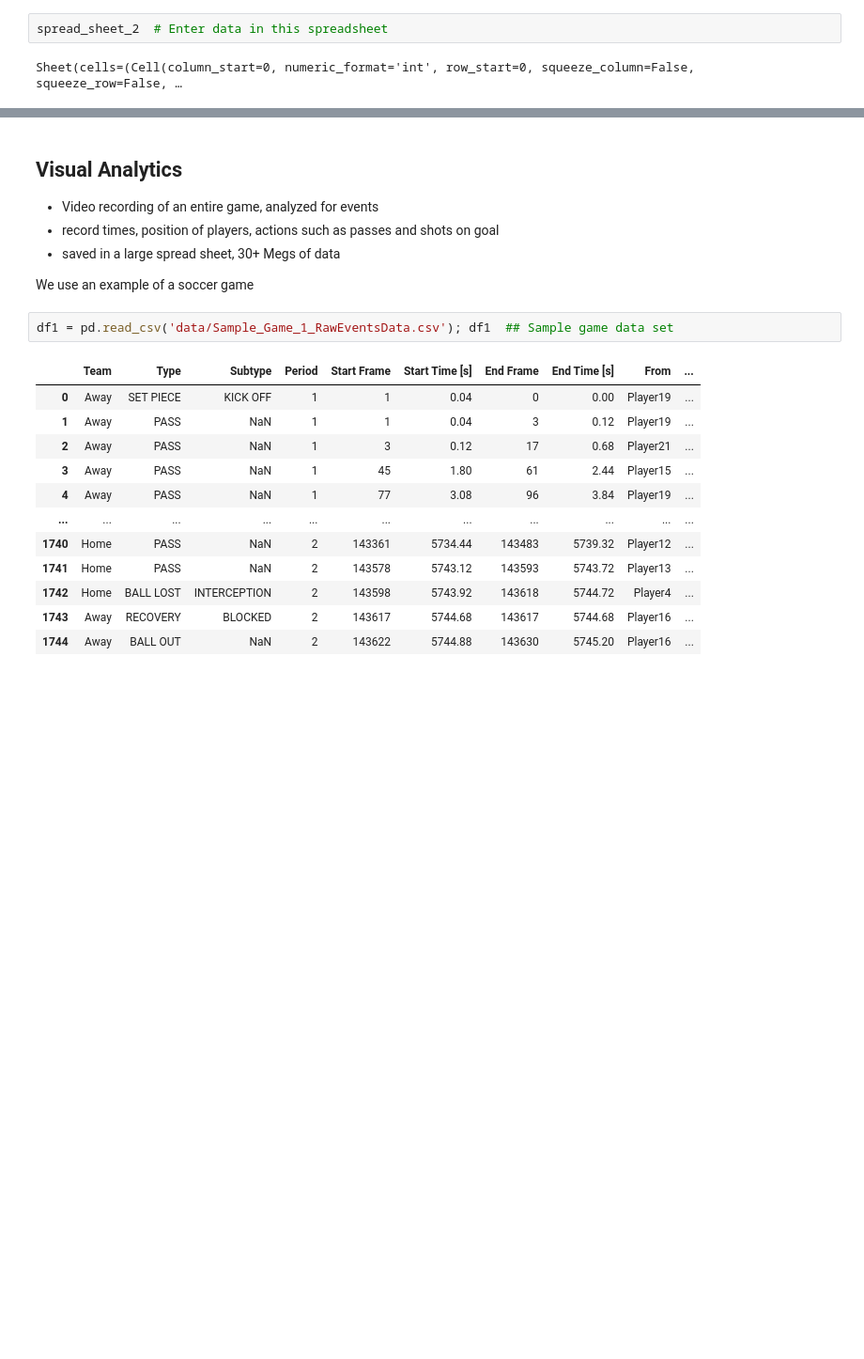
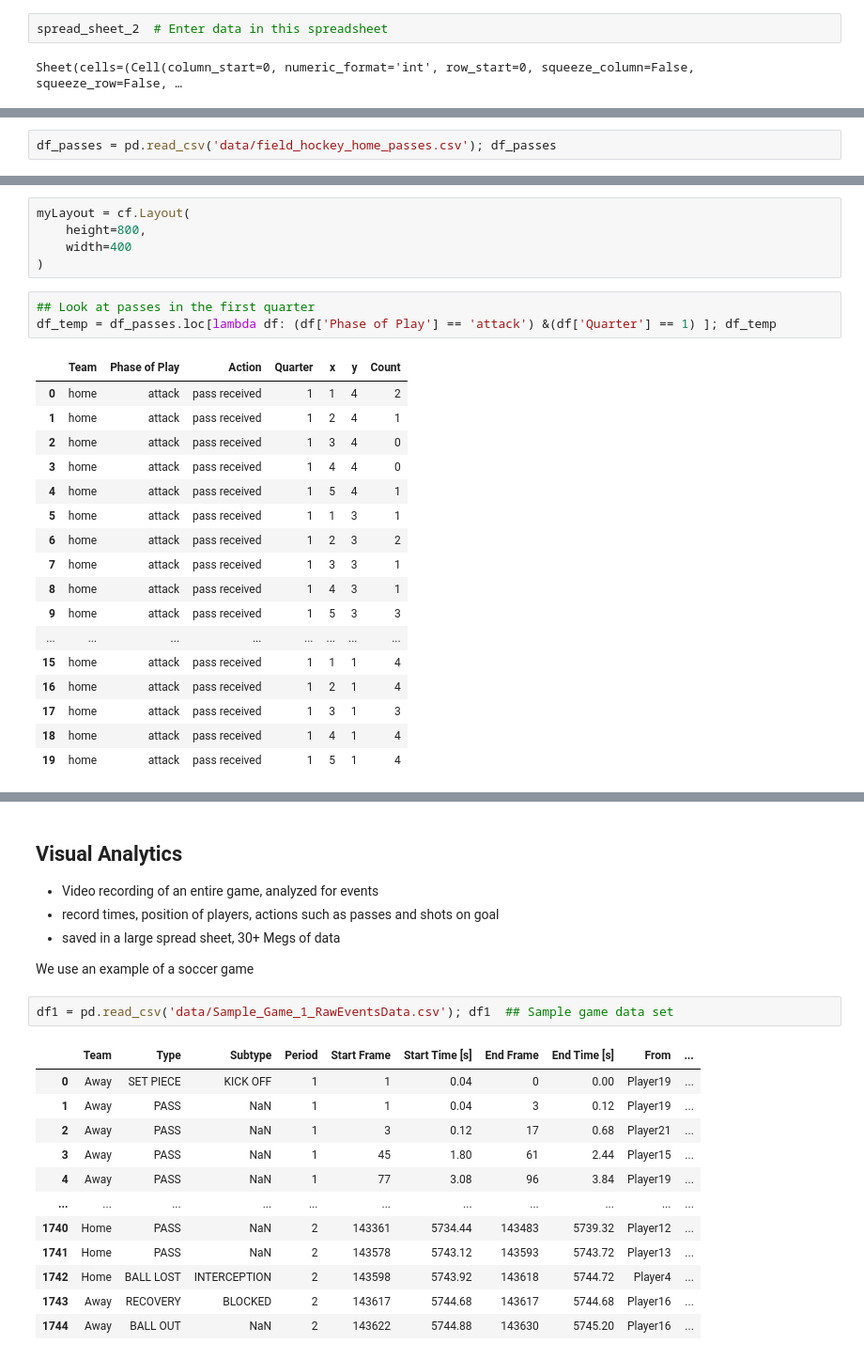
Before and after one commit to callysto/Sports, a Jupyter notebook: SportsAnalytics.ipynb, the cells around one changed output, grey strips where cells are left out. Shown: that part at 94% size. Saved outputs shown, nothing was run; the diff lists cells and outputs as text; blank space fills up the shorter version.

```diff
--- a/SportsAnalytics.ipynb
+++ b/SportsAnalytics.ipynb
@@ -241,0 +328,2 @@ figure_2.update() # Click the keys "Shift-return" to update the figure
+# %%
+df_passes = pd.read_csv('data/field_hockey_home_passes.csv'); df_passes
@@ -241,0 +344,26 @@ figure_2.update() # Click the keys "Shift-return" to update the figure
+# %%
+myLayout = cf.Layout(
+    height=800,
+    width=400
+)
+# %%
+## Look at passes in the first quarter
+df_temp = df_passes.loc[lambda df: (df['Phase of Play'] == 'attack') &(df['Quarter'] == 1) ]; df_temp
+# %% [output]
+|  | Team | Phase of Play | Action | Quarter | x | y | Count |
+| 0 | home | attack | pass received | 1 | 1 | 4 | 2 |
+| 1 | home | attack | pass received | 1 | 2 | 4 | 1 |
+| 2 | home | attack | pass received | 1 | 3 | 4 | 0 |
+| 3 | home | attack | pass received | 1 | 4 | 4 | 0 |
+| 4 | home | attack | pass received | 1 | 5 | 4 | 1 |
+| 5 | home | attack | pass received | 1 | 1 | 3 | 1 |
+| 6 | home | attack | pass received | 1 | 2 | 3 | 2 |
+| 7 | home | attack | pass received | 1 | 3 | 3 | 1 |
+| 8 | home | attack | pass received | 1 | 4 | 3 | 1 |
+| 9 | home | attack | pass received | 1 | 5 | 3 | 3 |
+| ... | ... | ... | ... | ... | ... | ... | ... |
+| 15 | home | attack | pass received | 1 | 1 | 1 | 4 |
+| 16 | home | attack | pass received | 1 | 2 | 1 | 4 |
+| 17 | home | attack | pass received | 1 | 3 | 1 | 3 |
+| 18 | home | attack | pass received | 1 | 4 | 1 | 4 |
+| 19 | home | attack | pass received | 1 | 5 | 1 | 4 |
```
Also changed, not shown: parts of 71 cells of this notebook, 7 other files.
